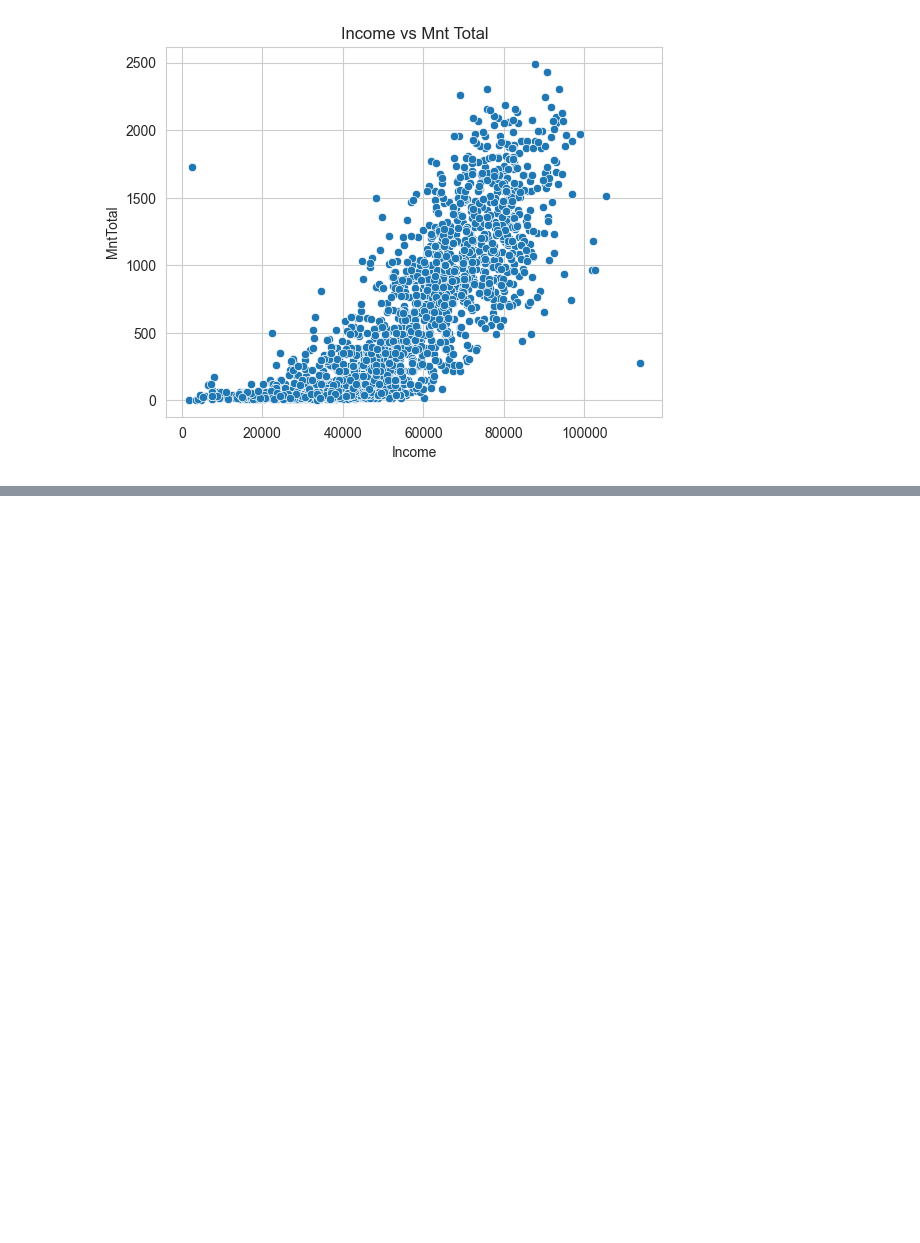
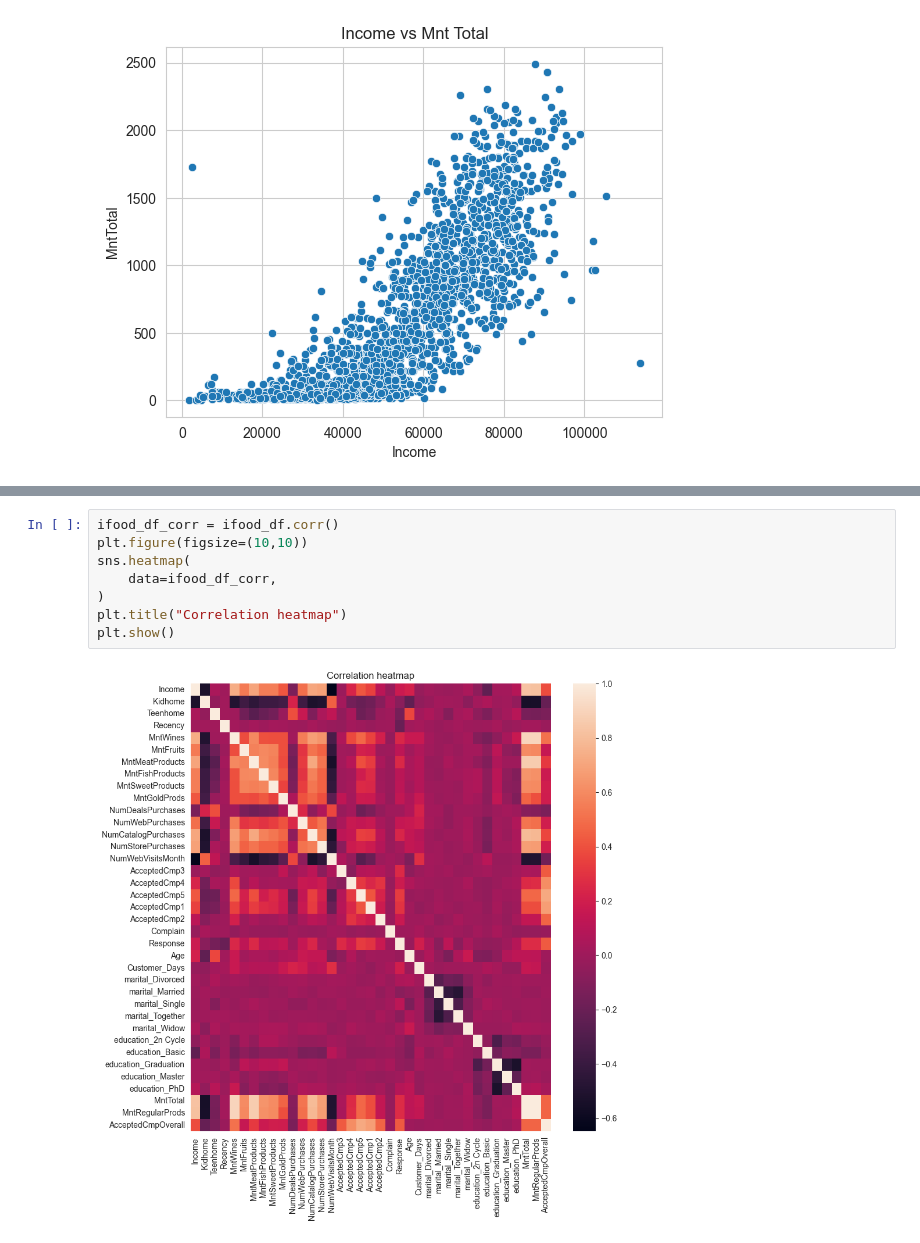
Before and after one commit to ayg15/marketing-analytics, a Jupyter notebook: marketing_analytics.ipynb, the cells around one changed output, grey strips where cells are left out. Drawn from its saved outputs; the diff is of its cells as text; blank space fills up the shorter version.

```diff
--- a/marketing_analytics.ipynb
+++ b/marketing_analytics.ipynb
@@ -157,0 +191,10 @@ plt.show()
+# %%
+ifood_df_corr = ifood_df.corr()
+plt.figure(figsize=(10,10))
+sns.heatmap(
+    data=ifood_df_corr,
+)
+plt.title("Correlation heatmap")
+plt.show()
+# %% [output]
+[figure, added]
```
Also changed, not shown: parts of 6 cells of this notebook.
